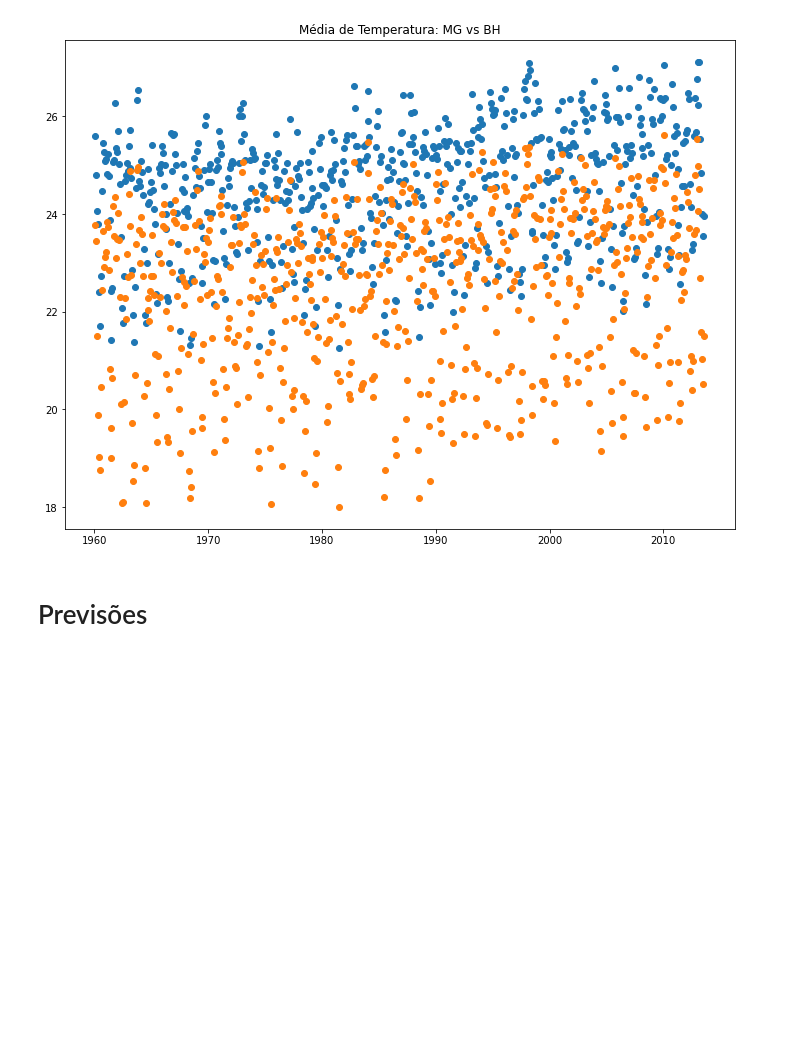
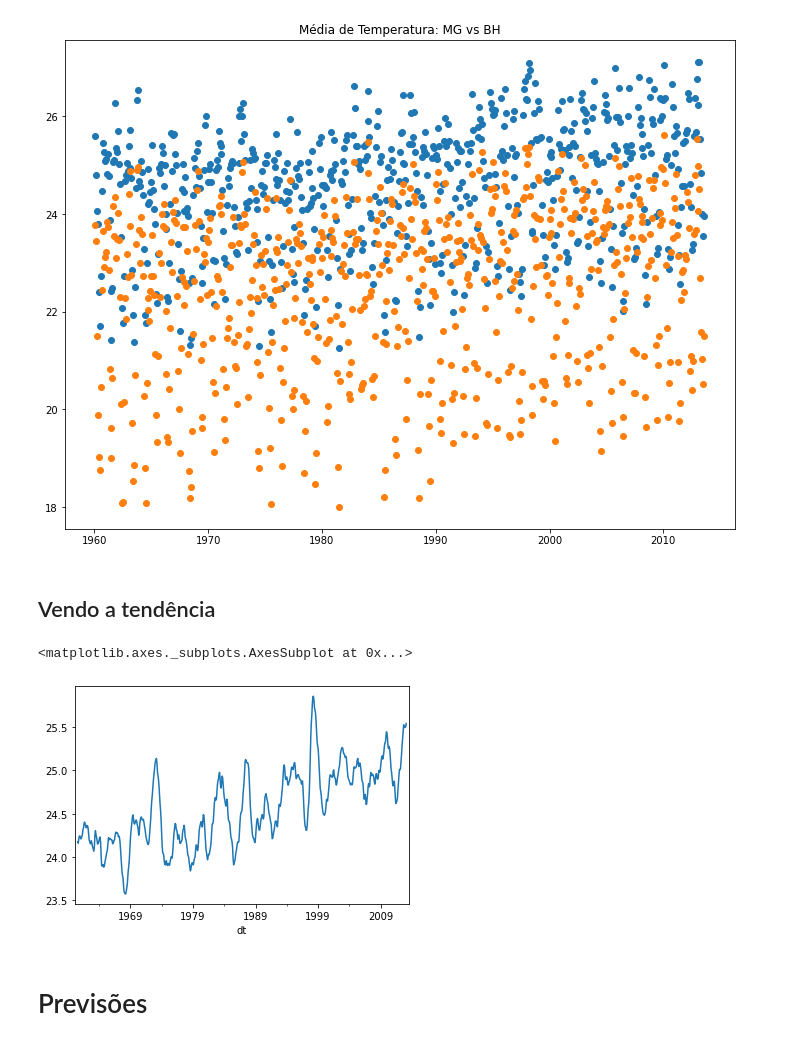
Before and after one commit to Raisler/DataScience_Portfolio, a Jupyter notebook: TemperatureAnalisys/Temperatures_BH_MG.ipynb, the cells around one changed output. Cells and saved outputs as stored; diff of their text form; code cells hidden in the pictures; blank space fills up the shorter version.

```diff
--- a/TemperatureAnalisys/Temperatures_BH_MG.ipynb
+++ b/TemperatureAnalisys/Temperatures_BH_MG.ipynb
@@ -349,6 +329,17 @@ plt.title('Média de Temperatura: MG vs BH')
 # %% [output]
 Text(0.5, 1.0, 'Média de Temperatura: MG vs BH')
 [figure]
+# %% [markdown]
+## Vendo a tendência
+# %%
+from statsmodels.tsa.seasonal import seasonal_decompose
+
+decompose = seasonal_decompose(Bahia['AverageTemperature'])
+a = decompose.trend
+a.plot()
+# %% [output]
+<matplotlib.axes._subplots.AxesSubplot at 0x...>
+[figure, added]
 # %% [markdown]
 # Previsões
 # %%
```
Also changed, not shown: parts of 17 cells of this notebook.
